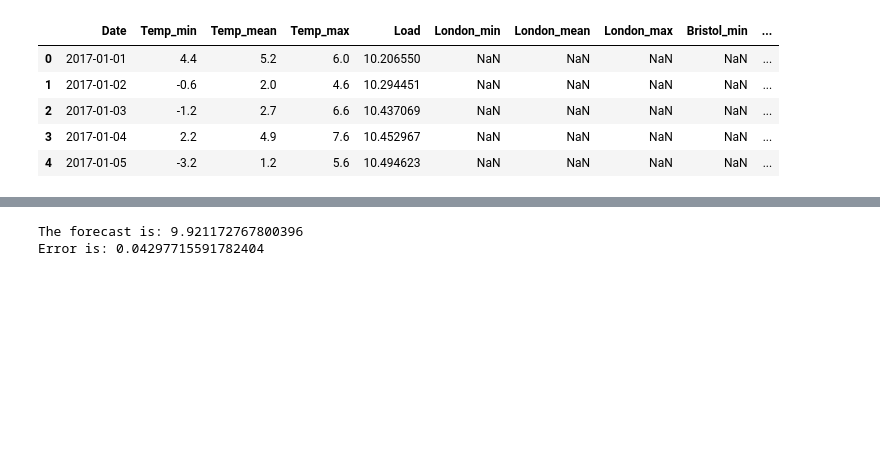
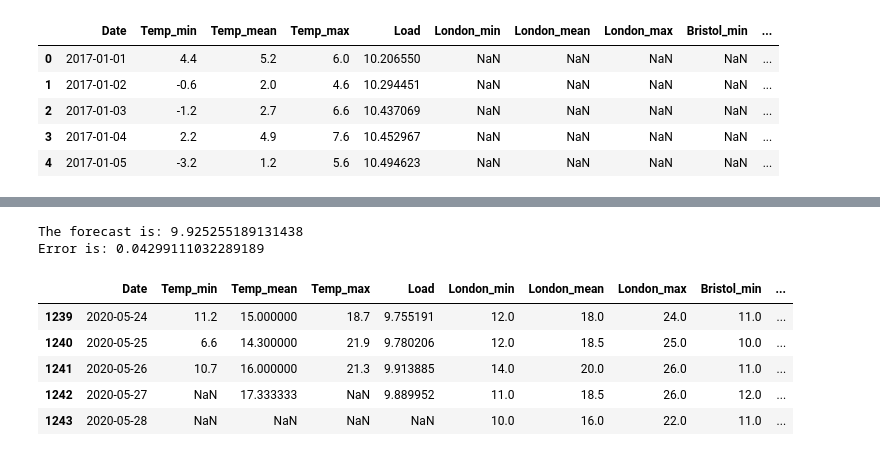
Before and after one commit to depavlidou/energy, a Jupyter notebook: Energy_Analytics_Forecasting_0.ipynb, the cells around one changed output, grey strips where cells are left out. Cells and saved outputs as stored; diff of their text form; code cells hidden in the pictures; blank space fills up the shorter version.

```diff
--- a/Energy_Analytics_Forecasting_0.ipynb
+++ b/Energy_Analytics_Forecasting_0.ipynb
@@ -359,10 +363,10 @@ fig.show()
 
 ### Update the variables below ###
 
-day = 6 # [Monday = 1, Sunday = 6]
+day = 3 # [Monday = 1, Sunday = 6]
 month = 5 # May =5
-temp = 10 # TODO: We need to figure out how to go from London, Bristol and Leeds weather forecast to one overall forecast
-prev_ema = 10 # Look this up from dataframe
+temp = (16.0 + 18.0 + 18.0)/3 # TODO: We need to figure out how to go from London, Bristol and Leeds weather forecast to one overall forecast
+prev_ema = 9.900249 # Look this up from dataframe
 is_wkend = 0 # 0 = weekday, 1 = weekend
 is_holiday = 0 # 0 = not, 1 = bank holiday
 is_lockdown = 1 # 0 = not, 1 = lockdown (still ...)
@@ -388,5 +392,14 @@ print('The forecast is: '+ str(model_5.predict(pd.DataFrame({'i_new':i_new_val,'
 
 print('Error is: ' + str(np.std(data['in_forecast_5']-data['Load'])))
 # %% [output]
-The forecast is: 9.921172767800396
-Error is: 0.04297715591782404
+The forecast is: 9.925255189131438
+Error is: 0.04299111032289189
+# %%
+data.tail()
+# %% [output]
+|  | Date | Temp_min | Temp_mean | Temp_max | Load | London_min | London_mean | London_max | Bristol_min | ... |
+| 1239 | 2020-05-24 | 11.2 | 15.000000 | 18.7 | 9.755191 | 12.0 | 18.0 | 24.0 | 11.0 | ... |
+| 1240 | 2020-05-25 | 6.6 | 14.300000 | 21.9 | 9.780206 | 12.0 | 18.5 | 25.0 | 10.0 | ... |
+| 1241 | 2020-05-26 | 10.7 | 16.000000 | 21.3 | 9.913885 | 14.0 | 20.0 | 26.0 | 11.0 | ... |
+| 1242 | 2020-05-27 | NaN | 17.333333 | NaN | 9.889952 | 11.0 | 18.5 | 26.0 | 12.0 | ... |
+| 1243 | 2020-05-28 | NaN | NaN | NaN | NaN | 10.0 | 16.0 | 22.0 | 11.0 | ... |
```
Also changed, not shown: parts of 10 cells of this notebook.
